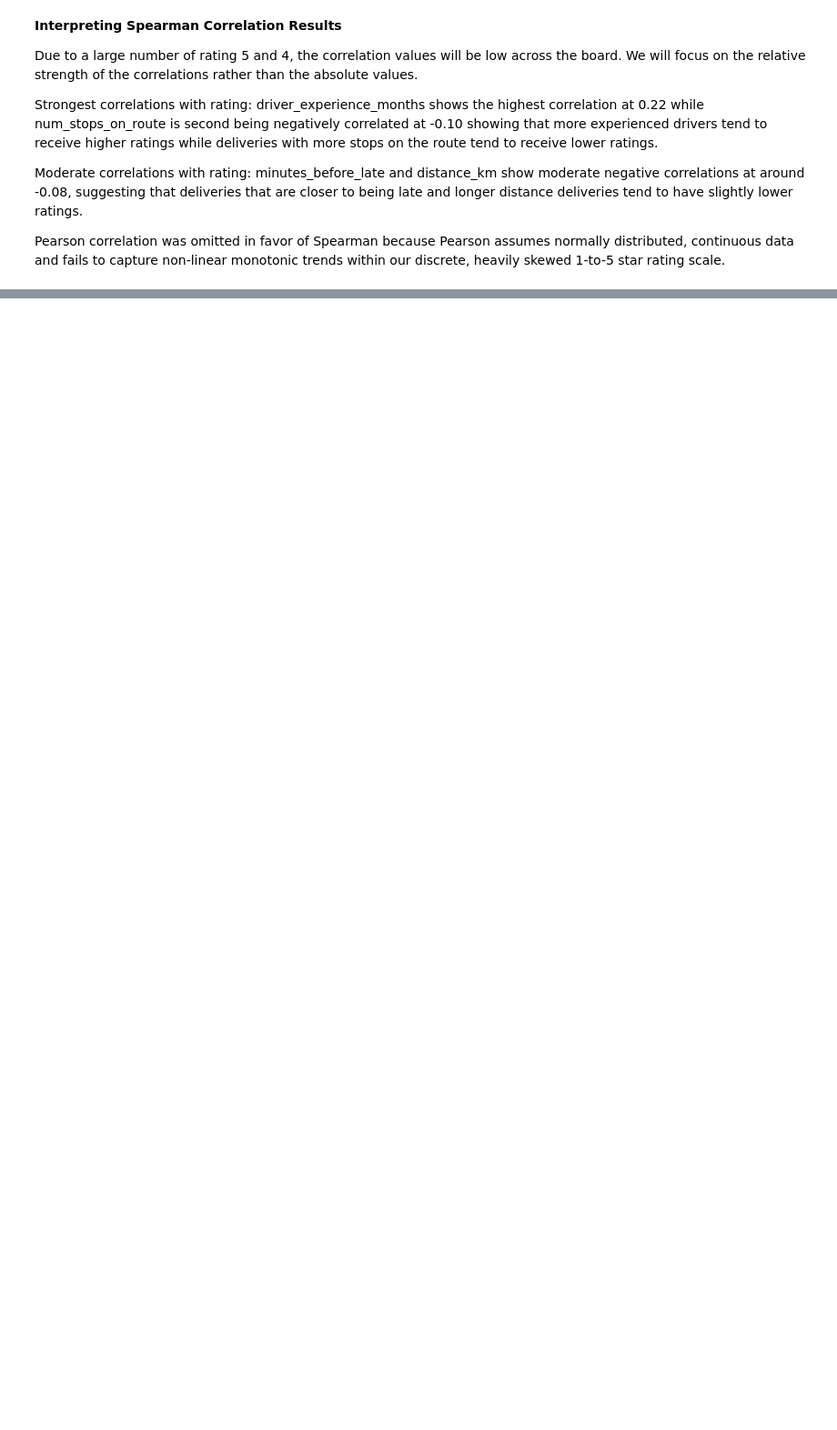
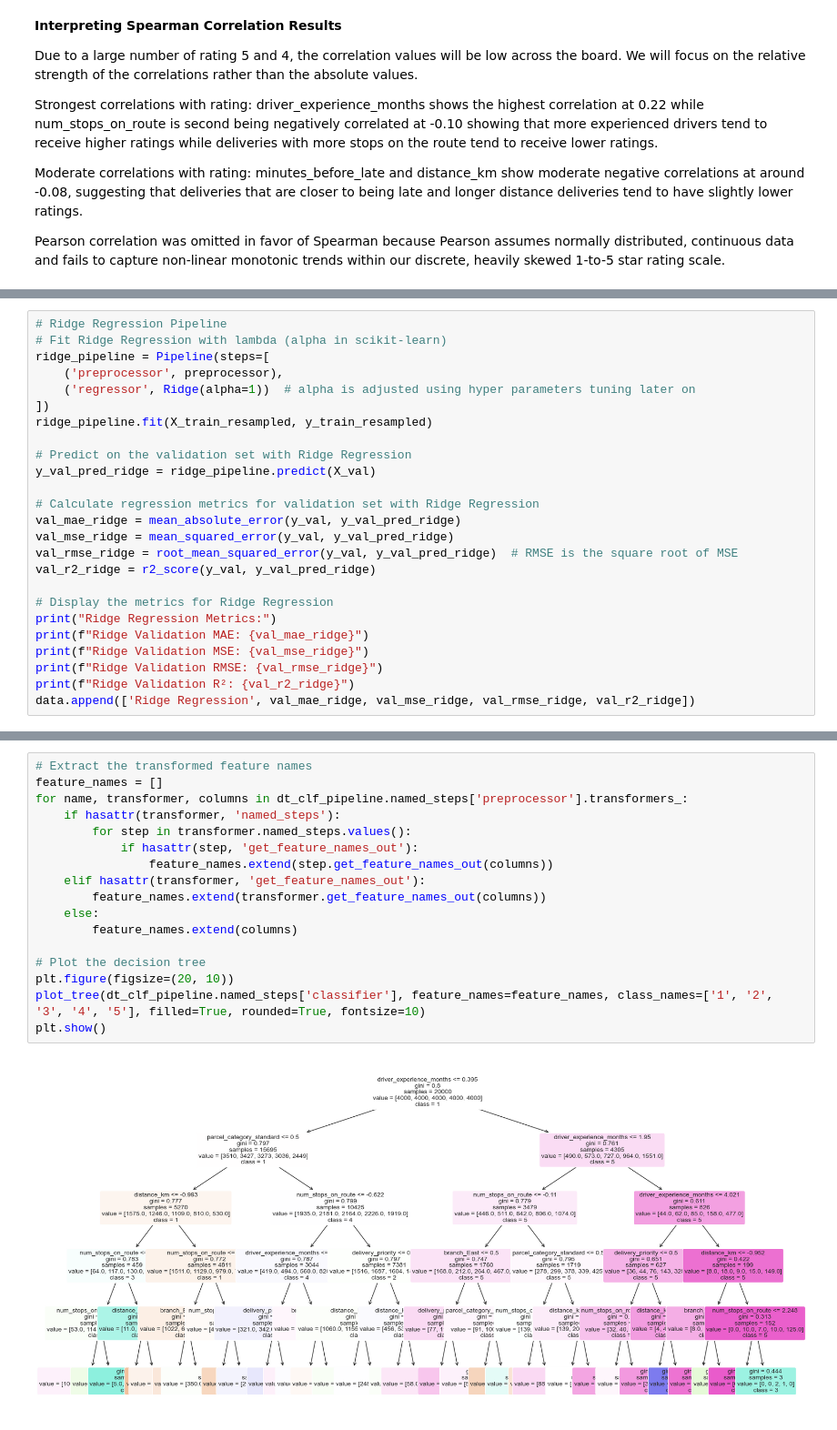
Before and after one commit to weirenong/aiap24-submission, a Jupyter notebook: eda.ipynb, the cells around one changed output, grey strips where cells are left out. Shown at 91% size. Saved outputs shown, nothing was run; the diff lists cells and outputs as text; blank space fills up the shorter version.

Commit message:
Updated eda.ipynb with model training logic and interpretations. Updated requirements.txt.

```diff
--- a/eda.ipynb
+++ b/eda.ipynb
@@ -718,0 +862,25 @@ Test set shape: (4086, 8) (4086,)
+# %%
+# Ridge Regression Pipeline
+# Fit Ridge Regression with lambda (alpha in scikit-learn)
+ridge_pipeline = Pipeline(steps=[
+    ('preprocessor', preprocessor),
+    ('regressor', Ridge(alpha=1))  # alpha is adjusted using hyper parameters tuning later on
+])
+ridge_pipeline.fit(X_train_resampled, y_train_resampled)
+
+# Predict on the validation set with Ridge Regression
+y_val_pred_ridge = ridge_pipeline.predict(X_val)
+
+# Calculate regression metrics for validation set with Ridge Regression
+val_mae_ridge = mean_absolute_error(y_val, y_val_pred_ridge)
+val_mse_ridge = mean_squared_error(y_val, y_val_pred_ridge)
+val_rmse_ridge = root_mean_squared_error(y_val, y_val_pred_ridge)  # RMSE is the square root of MSE
+val_r2_ridge = r2_score(y_val, y_val_pred_ridge)
+
+# Display the metrics for Ridge Regression
+print("Ridge Regression Metrics:")
+print(f"Ridge Validation MAE: {val_mae_ridge}")
+print(f"Ridge Validation MSE: {val_mse_ridge}")
+print(f"Ridge Validation RMSE: {val_rmse_ridge}")
+print(f"Ridge Validation R²: {val_r2_ridge}")
+data.append(['Ridge Regression', val_mae_ridge, val_mse_ridge, val_rmse_ridge, val_r2_ridge])
@@ -718,0 +1019,19 @@ Test set shape: (4086, 8) (4086,)
+# %%
+# Extract the transformed feature names
+feature_names = []
+for name, transformer, columns in dt_clf_pipeline.named_steps['preprocessor'].transformers_:
+    if hasattr(transformer, 'named_steps'):
+        for step in transformer.named_steps.values():
+            if hasattr(step, 'get_feature_names_out'):
+                feature_names.extend(step.get_feature_names_out(columns))
+    elif hasattr(transformer, 'get_feature_names_out'):
+        feature_names.extend(transformer.get_feature_names_out(columns))
+    else:
+        feature_names.extend(columns)
+
+# Plot the decision tree
+plt.figure(figsize=(20, 10))
+plot_tree(dt_clf_pipeline.named_steps['classifier'], feature_names=feature_names, class_names=['1', '2', '3', '4', '5'], filled=True, rounded=True, fontsize=10)
+plt.show()
+# %% [output]
+[figure, added]
```
Also changed, not shown: parts of 29 cells of this notebook, 1 other file.
